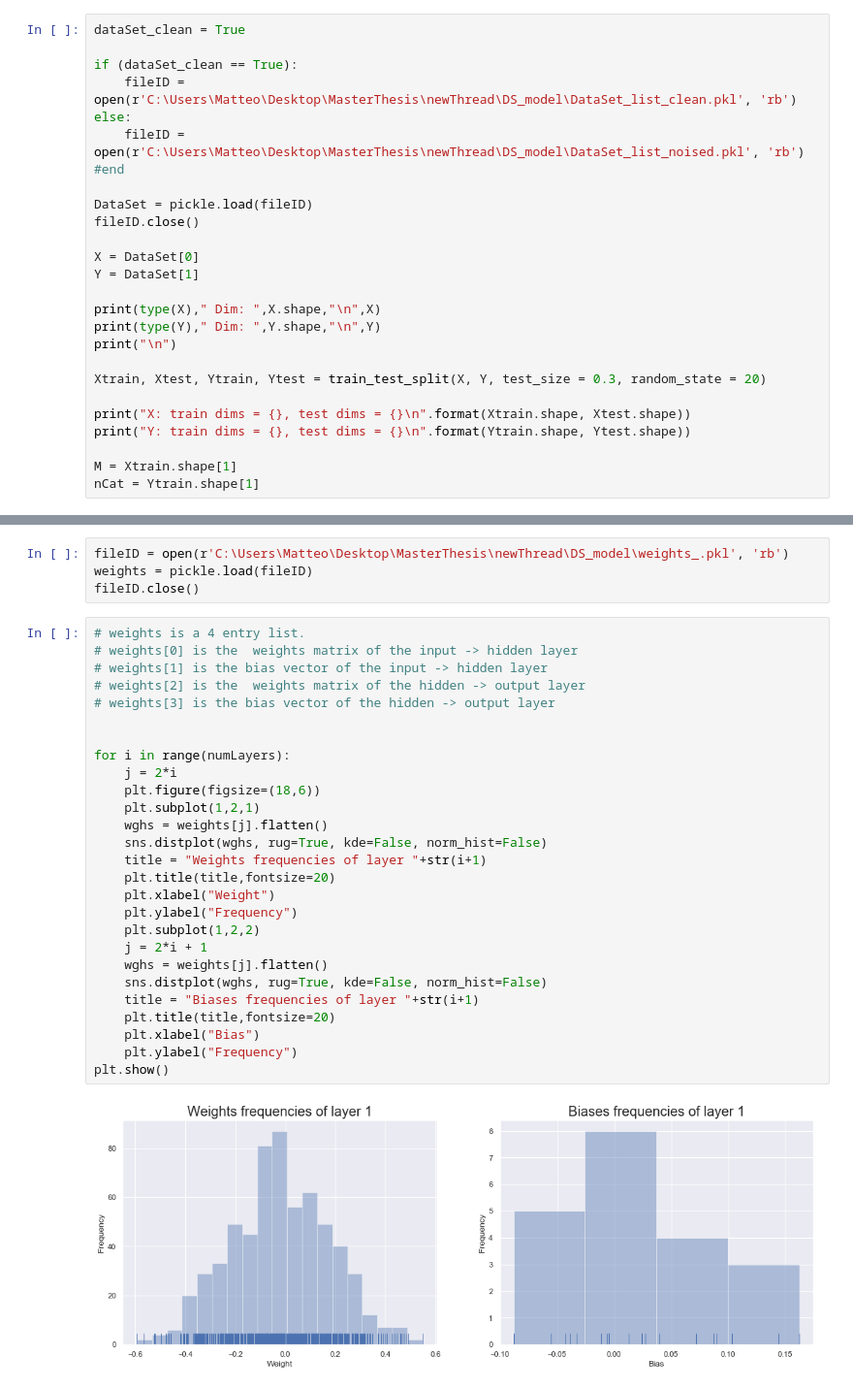
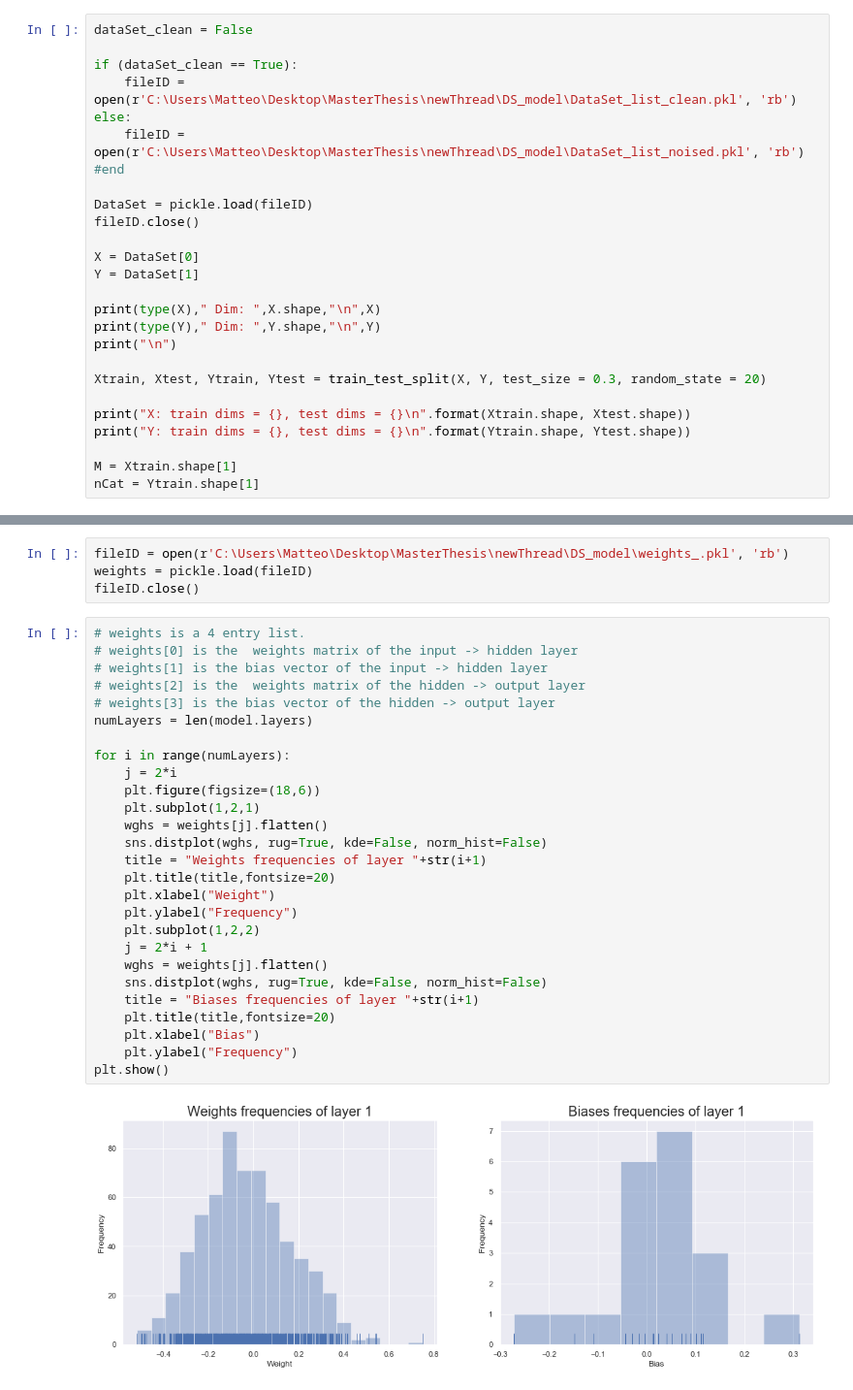
Before and after one commit to MatteoZambra/SM_ML__MScThesis, a Jupyter notebook: NN_model.ipynb, the cells around one changed output, grey strips where cells are left out. Shown: that part at 97% size. Saved outputs shown, nothing was run; the diff lists cells and outputs as text.

```diff
--- a/NN_model.ipynb
+++ b/NN_model.ipynb
@@ -31,7 +31,7 @@ import pickle
 # %% [output]
 Using TensorFlow backend.
 # %%
-dataSet_clean = True
+dataSet_clean = False
 
 if (dataSet_clean == True):
     fileID = open(r'C:\Users\Matteo\Desktop\MasterThesis\newThread\DS_model\DataSet_list_clean.pkl', 'rb')
@@ -222,29 +225,29 @@ fileID.close()
 # %%
 # weights is a 4 entry list.
 # weights[0] is the  weights matrix of the input -> hidden layer
 # weights[1] is the bias vector of the input -> hidden layer
 # weights[2] is the  weights matrix of the hidden -> output layer
 # weights[3] is the bias vector of the hidden -> output layer
-
+numLayers = len(model.layers)
 
 for i in range(numLayers):
     j = 2*i
     plt.figure(figsize=(18,6))
     plt.subplot(1,2,1)
     wghs = weights[j].flatten()
     sns.distplot(wghs, rug=True, kde=False, norm_hist=False)
     title = "Weights frequencies of layer "+str(i+1)
     plt.title(title,fontsize=20)
     plt.xlabel("Weight")
     plt.ylabel("Frequency")
     plt.subplot(1,2,2)
     j = 2*i + 1
     wghs = weights[j].flatten()
     sns.distplot(wghs, rug=True, kde=False, norm_hist=False)
     title = "Biases frequencies of layer "+str(i+1)
     plt.title(title,fontsize=20)
     plt.xlabel("Bias")
     plt.ylabel("Frequency")
 plt.show()
 # %% [output]
-[figure, old version]
+[figure, new version]
```
Also changed, not shown: parts of 5 cells of this notebook, 3 other files.
